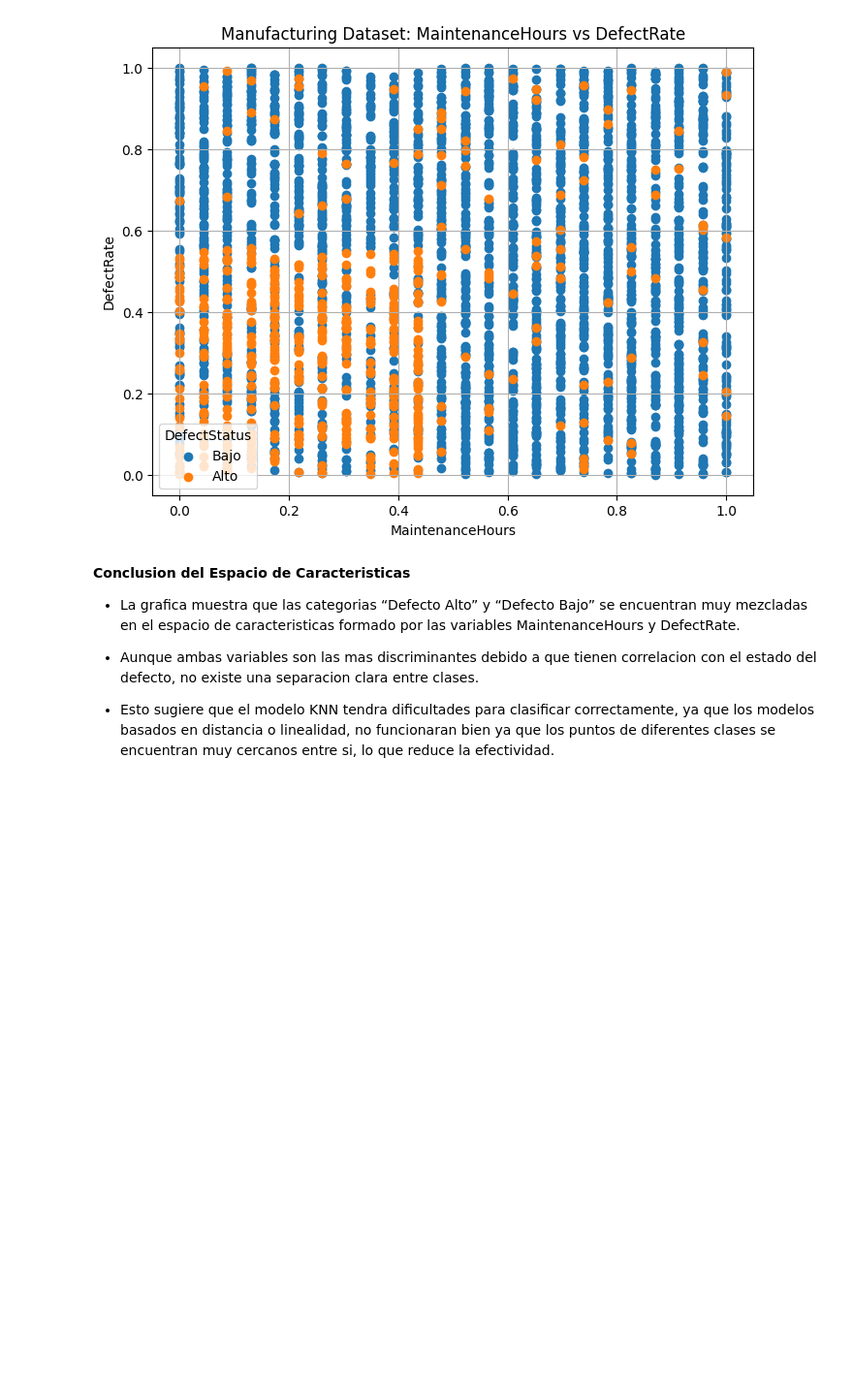
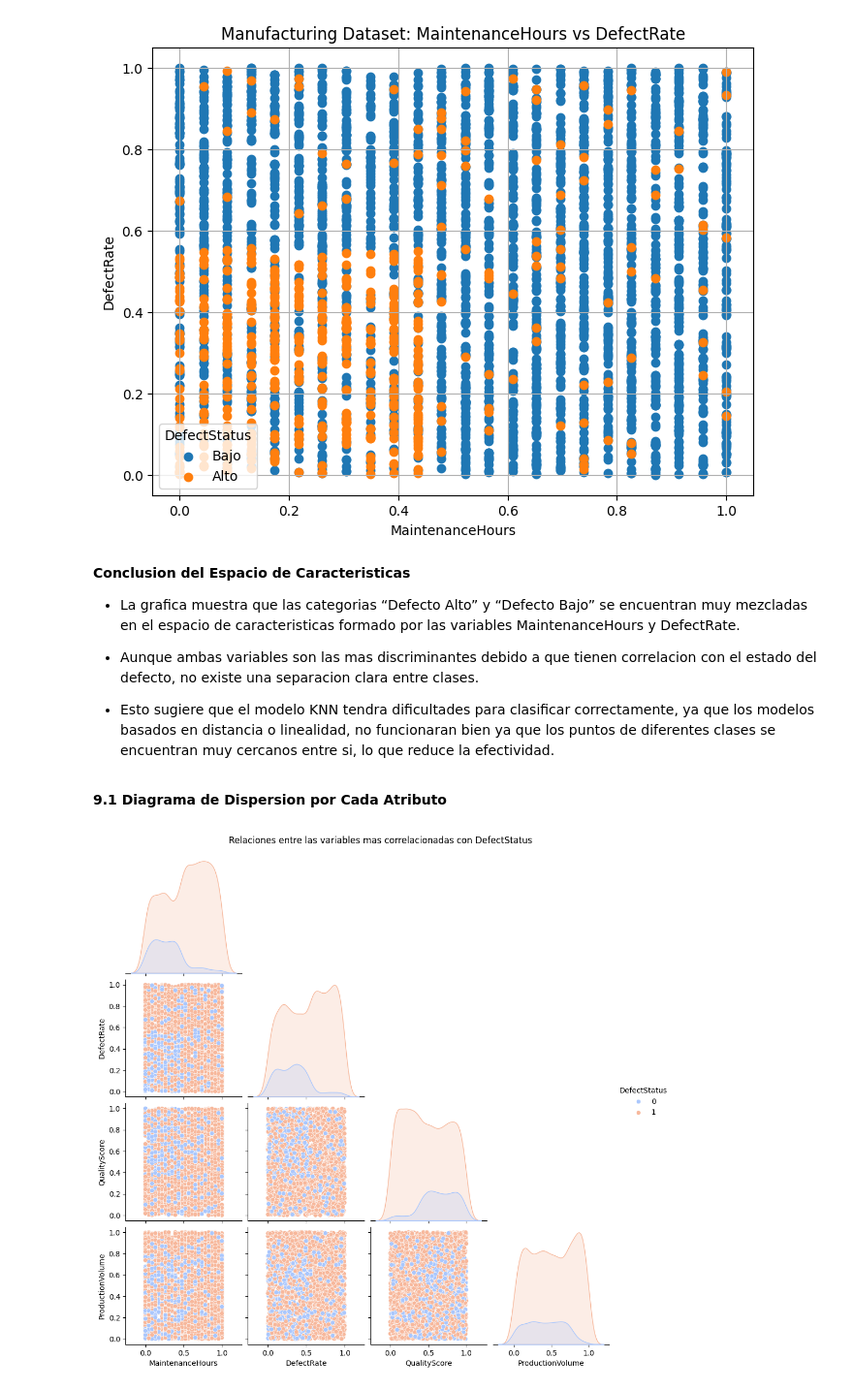
Before and after one commit to strejo4/ColabFiles_UACJ_PADP, a Jupyter notebook: Modelo_Avance_Proyecto_2do_SergioTrejo.ipynb, the cells around one changed output. Shown at 97% size. Drawn from its saved outputs; the diff is of its cells as text; code cells hidden in the pictures; blank space fills up the shorter version.

```diff
--- a/Modelo_Avance_Proyecto_2do_SergioTrejo.ipynb
+++ b/Modelo_Avance_Proyecto_2do_SergioTrejo.ipynb
@@ -902,3 +902,14 @@ plt.show()
 * Aunque ambas variables son las mas discriminantes debido a que tienen correlacion con el estado del defecto, no existe una separacion clara entre clases.
 
 * Esto sugiere que el modelo KNN tendra dificultades para clasificar correctamente, ya que los modelos basados en distancia o linealidad, no funcionaran bien ya que los puntos de diferentes clases se encuentran muy cercanos entre si, lo que reduce la efectividad.
+# %% [markdown]
+ **9.1 Diagrama de Dispersion por Cada Atributo**
+# %%
+# Seleccionar las variables mas correlacionadas con DefectStatus
+vars_rel = ['MaintenanceHours', 'DefectRate', 'QualityScore', 'ProductionVolume']
+
+sns.pairplot(df_scaled[vars_rel + ['DefectStatus']], hue='DefectStatus', corner=True, palette='coolwarm')
+plt.suptitle("Relaciones entre las variables mas correlacionadas con DefectStatus", y=1.02)
+plt.show()
+# %% [output]
+[figure, added]
```
Also changed, not shown: parts of 1 cell of this notebook.
